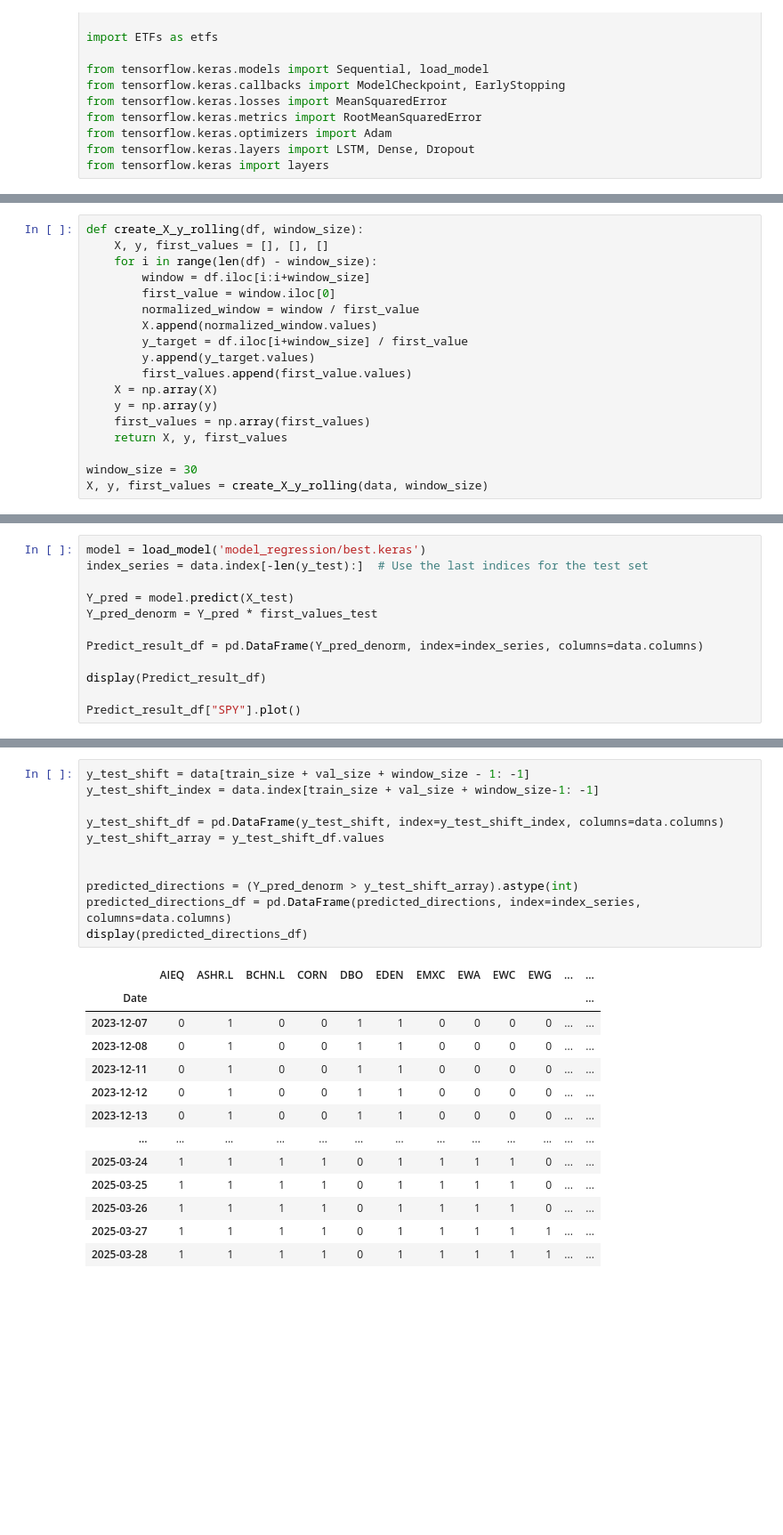
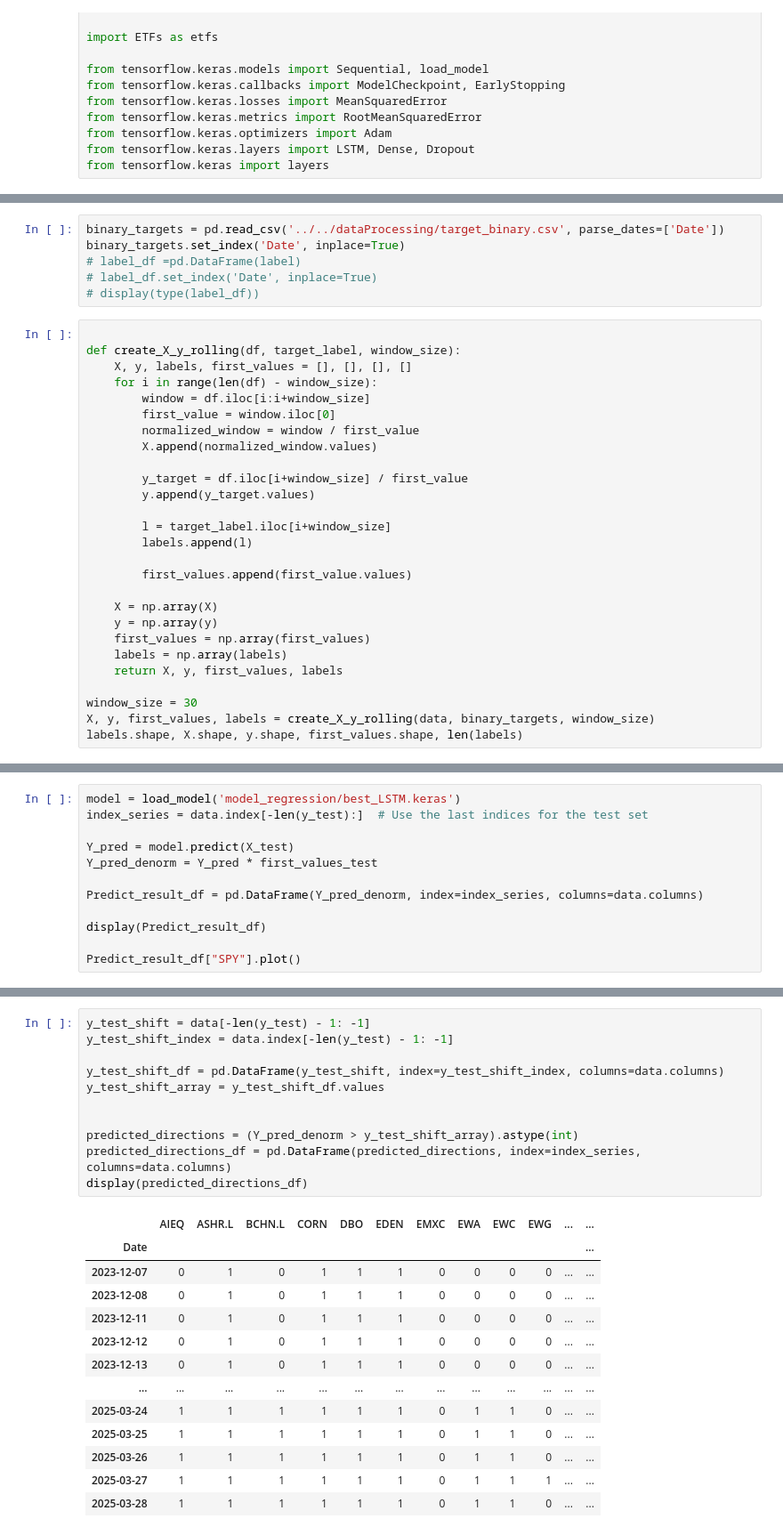
Before and after one commit to JingShelly/BA_Project, a Jupyter notebook: src/LSTM/Regression/LSTM_regression.ipynb, the cells around one changed output, grey strips where cells are left out. Shown at 89% size. Cells and saved outputs as stored; diff of their text form; blank space fills up the shorter version.

```diff
--- a/src/LSTM/Regression/LSTM_regression.ipynb
+++ b/src/LSTM/Regression/LSTM_regression.ipynb
@@ -24,18 +39,33 @@ data.set_index('Date', inplace=True)
+# %%
+binary_targets = pd.read_csv('../../dataProcessing/target_binary.csv', parse_dates=['Date'])
+binary_targets.set_index('Date', inplace=True)
+# label_df =pd.DataFrame(label)
+# label_df.set_index('Date', inplace=True)
+# display(type(label_df))
 # %%
-def create_X_y_rolling(df, window_size):
-    X, y, first_values = [], [], []
+
+def create_X_y_rolling(df, target_label, window_size):
+    X, y, labels, first_values = [], [], [], []
     for i in range(len(df) - window_size):
         window = df.iloc[i:i+window_size]
         first_value = window.iloc[0]
         normalized_window = window / first_value
         X.append(normalized_window.values)
+
         y_target = df.iloc[i+window_size] / first_value
         y.append(y_target.values)
+
+        l = target_label.iloc[i+window_size]
+        labels.append(l)
+
         first_values.append(first_value.values)
+
     X = np.array(X)
     y = np.array(y)
     first_values = np.array(first_values)
-    return X, y, first_values
+    labels = np.array(labels)
+    return X, y, first_values, labels
 
 window_size = 30
-X, y, first_values = create_X_y_rolling(data, window_size)
+X, y, first_values, labels = create_X_y_rolling(data, binary_targets, window_size)
+labels.shape, X.shape, y.shape, first_values.shape, len(labels)
@@ -121,5 +158,5 @@ plt.show()
 # %%
-model = load_model('model_regression/best.keras')
+model = load_model('model_regression/best_LSTM.keras')
 index_series = data.index[-len(y_test):]  # Use the last indices for the test set
 
 Y_pred = model.predict(X_test)
@@ -231,28 +299,28 @@ Predict_result_df
 337 rows × 33 columns
 # %%
-y_test_shift = data[train_size + val_size + window_size - 1: -1]
-y_test_shift_index = data.index[train_size + val_size + window_size-1: -1]
+y_test_shift = data[-len(y_test) - 1: -1]
+y_test_shift_index = data.index[-len(y_test) - 1: -1]
 
 y_test_shift_df = pd.DataFrame(y_test_shift, index=y_test_shift_index, columns=data.columns)
 y_test_shift_array = y_test_shift_df.values
 
 
 predicted_directions = (Y_pred_denorm > y_test_shift_array).astype(int)
 predicted_directions_df = pd.DataFrame(predicted_directions, index=index_series, columns=data.columns)
 display(predicted_directions_df)
 # %% [output]
 |  | AIEQ | ASHR.L | BCHN.L | CORN | DBO | EDEN | EMXC | EWA | EWC | EWG | ... | ... |
 | Date |  |  |  |  |  |  |  |  |  |  |  | ... |
-| 2023-12-07 | 0 | 1 | 0 | 0 | 1 | 1 | 0 | 0 | 0 | 0 | ... | ... |
-| 2023-12-08 | 0 | 1 | 0 | 0 | 1 | 1 | 0 | 0 | 0 | 0 | ... | ... |
-| 2023-12-11 | 0 | 1 | 0 | 0 | 1 | 1 | 0 | 0 | 0 | 0 | ... | ... |
-| 2023-12-12 | 0 | 1 | 0 | 0 | 1 | 1 | 0 | 0 | 0 | 0 | ... | ... |
-| 2023-12-13 | 0 | 1 | 0 | 0 | 1 | 1 | 0 | 0 | 0 | 0 | ... | ... |
+| 2023-12-07 | 0 | 1 | 0 | 1 | 1 | 1 | 0 | 0 | 0 | 0 | ... | ... |
+| 2023-12-08 | 0 | 1 | 0 | 1 | 1 | 1 | 0 | 0 | 0 | 0 | ... | ... |
+| 2023-12-11 | 0 | 1 | 0 | 1 | 1 | 1 | 0 | 0 | 0 | 0 | ... | ... |
+| 2023-12-12 | 0 | 1 | 0 | 1 | 1 | 1 | 0 | 0 | 0 | 0 | ... | ... |
+| 2023-12-13 | 0 | 1 | 0 | 1 | 1 | 1 | 0 | 0 | 0 | 0 | ... | ... |
 | ... | ... | ... | ... | ... | ... | ... | ... | ... | ... | ... | ... | ... |
-| 2025-03-24 | 1 | 1 | 1 | 1 | 0 | 1 | 1 | 1 | 1 | 0 | ... | ... |
-| 2025-03-25 | 1 | 1 | 1 | 1 | 0 | 1 | 1 | 1 | 1 | 0 | ... | ... |
-| 2025-03-26 | 1 | 1 | 1 | 1 | 0 | 1 | 1 | 1 | 1 | 0 | ... | ... |
-| 2025-03-27 | 1 | 1 | 1 | 1 | 0 | 1 | 1 | 1 | 1 | 1 | ... | ... |
-| 2025-03-28 | 1 | 1 | 1 | 1 | 0 | 1 | 1 | 1 | 1 | 1 | ... | ... |
+| 2025-03-24 | 1 | 1 | 1 | 1 | 1 | 1 | 0 | 1 | 1 | 0 | ... | ... |
+| 2025-03-25 | 1 | 1 | 1 | 1 | 1 | 1 | 0 | 1 | 1 | 0 | ... | ... |
+| 2025-03-26 | 1 | 1 | 1 | 1 | 1 | 1 | 0 | 1 | 1 | 0 | ... | ... |
+| 2025-03-27 | 1 | 1 | 1 | 1 | 1 | 1 | 0 | 1 | 1 | 1 | ... | ... |
+| 2025-03-28 | 1 | 1 | 1 | 1 | 1 | 1 | 0 | 1 | 1 | 0 | ... | ... |
 337 rows × 33 columns
 # %%
```
Also changed, not shown: parts of 15 cells of this notebook, 19 other files.
